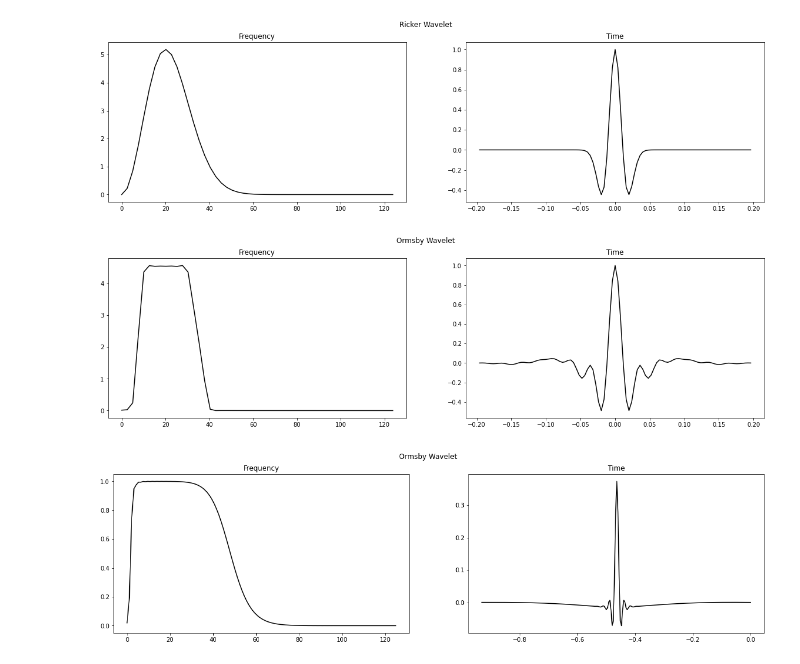
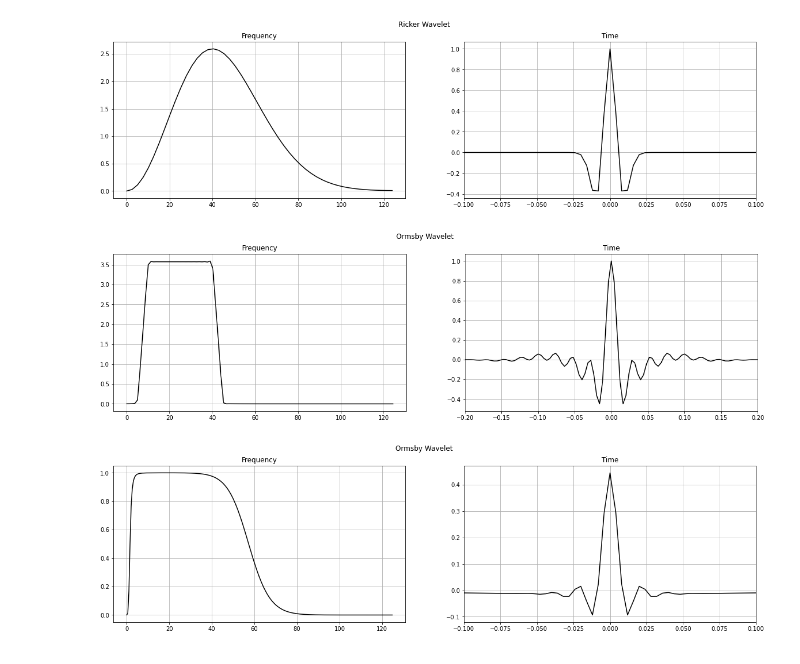
Before and after one commit to giecaruff/stoneforge, a Jupyter notebook: stoneforge/wavelets/Wavelets_notebook.ipynb, the cells around one changed output. Cells and saved outputs as stored; diff of their text form; code cells hidden in the pictures.

```diff
--- a/stoneforge/wavelets/Wavelets_notebook.ipynb
+++ b/stoneforge/wavelets/Wavelets_notebook.ipynb
@@ -39,57 +38,66 @@ def Butter_Wavelet(Freq_hi, Freq_low, Samples, Dt):
     return t, butter_wvlt
 # %%
 lenght = 50
-Freq_domin = 20
+Freq_domin = 40
 dt = 4
 Time , Ricker_wl = Ricker_Wavelet(Freq_domin,lenght,dt)
 #Ricker wavelet spectrum
-freqs = np.fft.rfftfreq(Time.shape[0], d=dt)*1000
+freqs = np.fft.rfftfreq(Time.shape[0], d=dt/1000)
 a = np.fft.rfft(Ricker_wl)
 A = np.abs(a)
 # %%
 # display wavelet
 fig, axs = plt.subplots(1, 2, figsize=(20, 5))
 fig.suptitle('Ricker Wavelet')
 axs[0].plot(freqs, A, 'k')
+axs[0].grid()
 axs[0].set_title('Frequency')
 axs[1].plot(Time, Ricker_wl, 'k')
+axs[1].set_xlim(-0.1,0.1)
+axs[1].grid()
 axs[1].set_title('Time')
+
 plt.show()
 # %% [output]
-[figure, old version]
+[figure, new version]
 # %%
-time, wvlt = Ormsby_Wavelet((5,10,30,40),50,4)
+time, wvlt = Ormsby_Wavelet((5,10,40,45),100,4)
 
 orms_fft = abs(np.fft.rfft(wvlt))
-freqs = np.fft.rfftfreq(time.shape[0], d=dt)*1000
+freqs = np.fft.rfftfreq(time.shape[0], d=dt/1000)
 
 # display wavelet
 fig, axs = plt.subplots(1, 2, figsize=(20, 5))
 fig.suptitle('Ormsby Wavelet')
 axs[0].plot(freqs, orms_fft, 'k')
+axs[0].grid()
 axs[0].set_title('Frequency')
-axs[1].plot(Time, wvlt, 'k')
+axs[1].plot(time, wvlt, 'k')
+axs[1].set_xlim(-0.2,0.2)
+axs[1].grid()
 axs[1].set_title('Time')
 plt.show()
 # %% [output]
-[figure, old version]
+[figure, new version]
 # %%
-Samples = 234
-
-t, butter_wvlt = Butter_Wavelet(45, 1.5, Samples, 4)
-
+Samples = 240
+Dt = 4
+t, butter_wvlt = Butter_Wavelet(55, 1.5, Samples, Dt)
 
 butter_fft = abs(np.fft.rfft(butter_wvlt))
-freqs = np.fft.rfftfreq(Samples, d=dt)*1000
+freqs = np.fft.rfftfreq(t.shape[0], d=Dt/1000)
 
 
 # display wavelet
 fig, axs = plt.subplots(1, 2, figsize=(20, 5))
 fig.suptitle('Ormsby Wavelet')
-axs[0].plot(freqs[:Samples], butter_fft, 'k')
+axs[0].plot(freqs, butter_fft, 'k')
+axs[0].grid()
 axs[0].set_title('Frequency')
-axs[1].plot(t[:Samples], butter_wvlt, 'k')
+axs[1].plot(t,butter_wvlt, 'k')
+axs[1].set_xlim(-0.1,0.1)
+axs[1].grid()
 axs[1].set_title('Time')
 plt.show()
 # %% [output]
-[figure, old version]
+[figure, new version]
```
Also changed, not shown: parts of 1 cell of this notebook.
